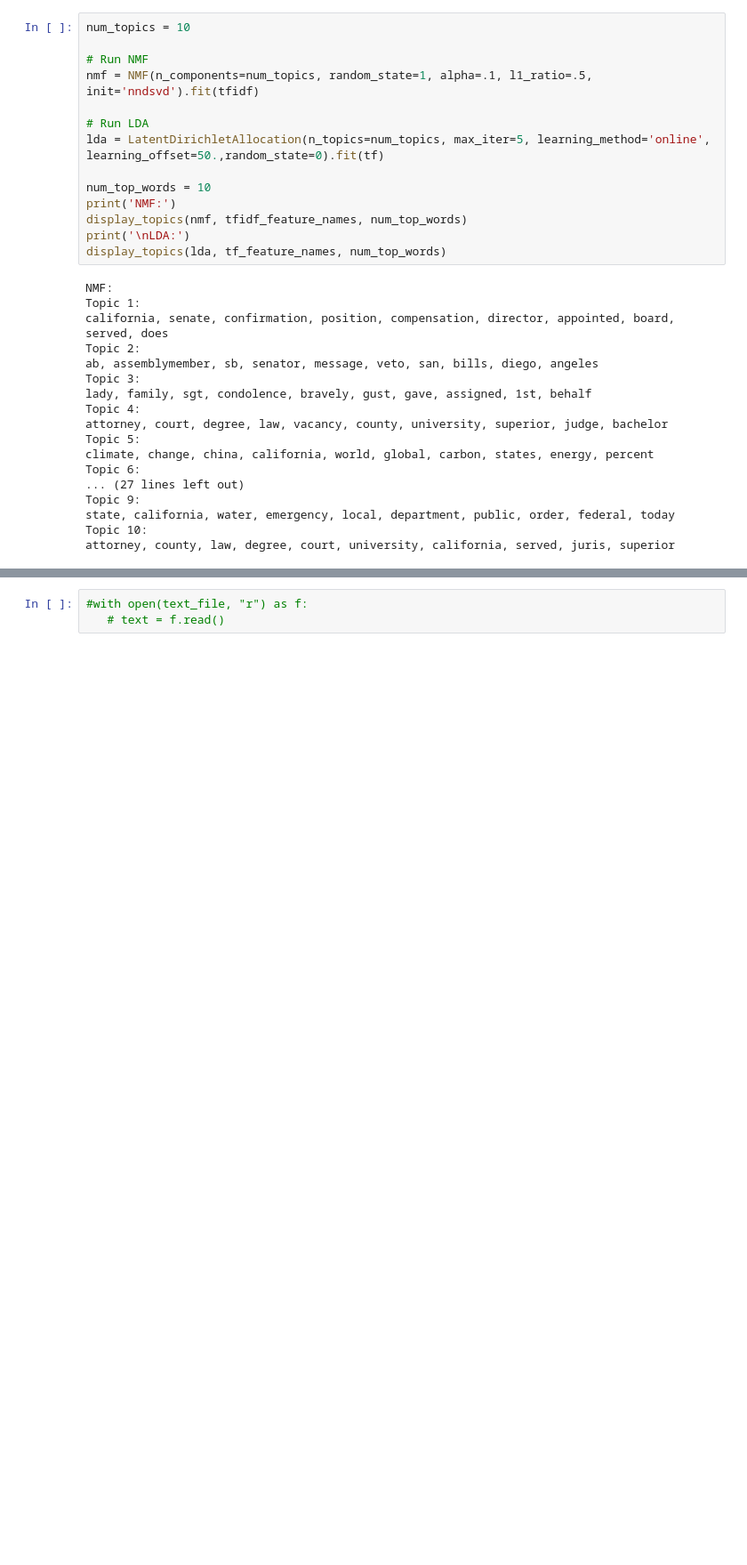
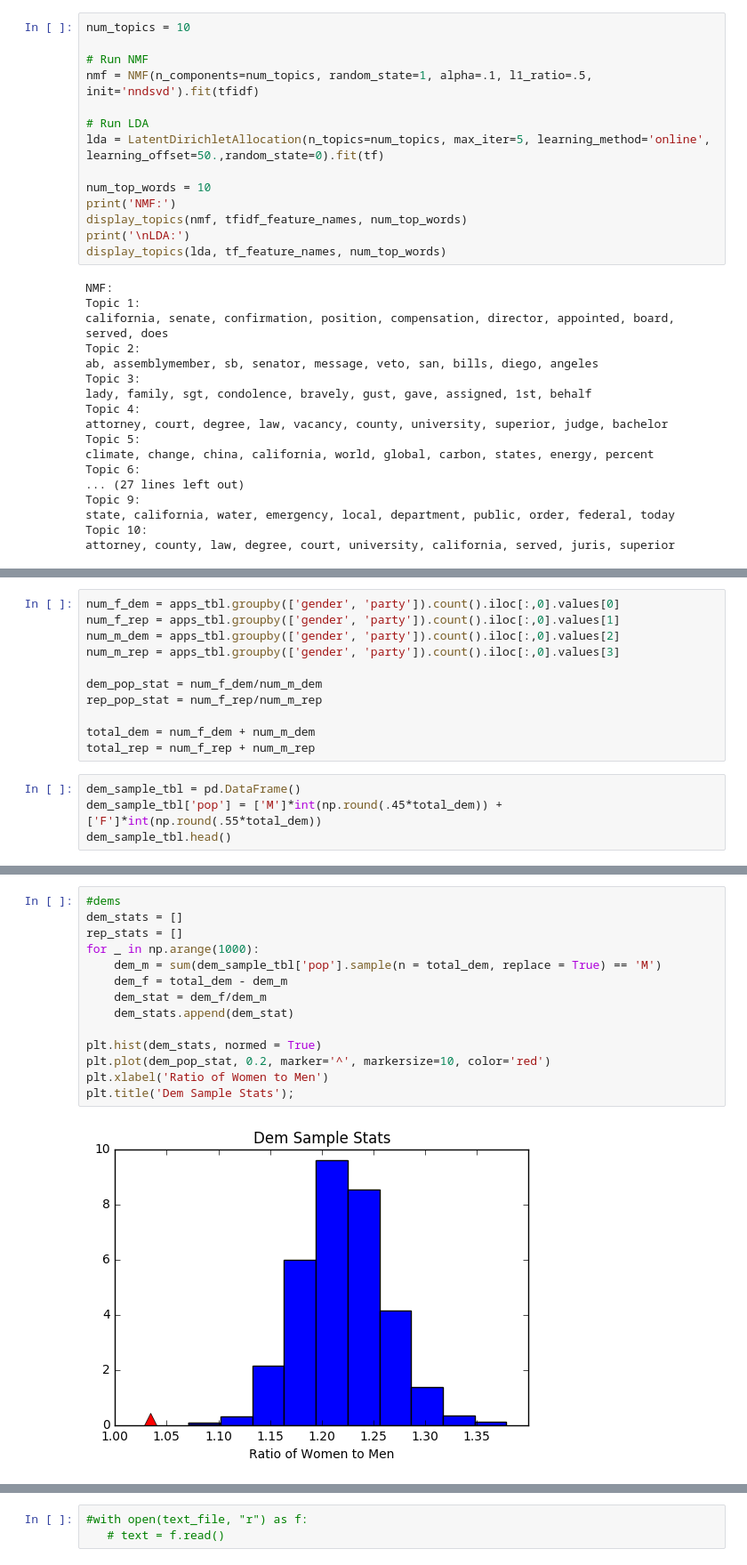
Before and after one commit to zanekuser/CA_Gov_Press_Releases, a Jupyter notebook: Parser.ipynb, the cells around one changed output, grey strips where cells are left out. Shown at 89% size. Cells and saved outputs as stored; diff of their text form; blank space fills up the shorter version.

```diff
--- a/Parser.ipynb
+++ b/Parser.ipynb
@@ -393,0 +406,15 @@ attorney, county, law, degree, court, university, california, served, juris, sup
+# %%
+num_f_dem = apps_tbl.groupby(['gender', 'party']).count().iloc[:,0].values[0]
+num_f_rep = apps_tbl.groupby(['gender', 'party']).count().iloc[:,0].values[1]
+num_m_dem = apps_tbl.groupby(['gender', 'party']).count().iloc[:,0].values[2]
+num_m_rep = apps_tbl.groupby(['gender', 'party']).count().iloc[:,0].values[3]
+
+dem_pop_stat = num_f_dem/num_m_dem
+rep_pop_stat = num_f_rep/num_m_rep
+
+total_dem = num_f_dem + num_m_dem
+total_rep = num_f_rep + num_m_rep
+# %%
+dem_sample_tbl = pd.DataFrame()
+dem_sample_tbl['pop'] = ['M']*int(np.round(.45*total_dem)) + ['F']*int(np.round(.55*total_dem))
+dem_sample_tbl.head()
@@ -393,0 +439,16 @@ attorney, county, law, degree, court, university, california, served, juris, sup
+# %%
+#dems
+dem_stats = []
+rep_stats = []
+for _ in np.arange(1000):
+    dem_m = sum(dem_sample_tbl['pop'].sample(n = total_dem, replace = True) == 'M')
+    dem_f = total_dem - dem_m
+    dem_stat = dem_f/dem_m
+    dem_stats.append(dem_stat)
+
+plt.hist(dem_stats, normed = True)
+plt.plot(dem_pop_stat, 0.2, marker='^', markersize=10, color='red')
+plt.xlabel('Ratio of Women to Men')
+plt.title('Dem Sample Stats');
+# %% [output]
+[figure, added]
```
Also changed, not shown: parts of 8 cells of this notebook.
